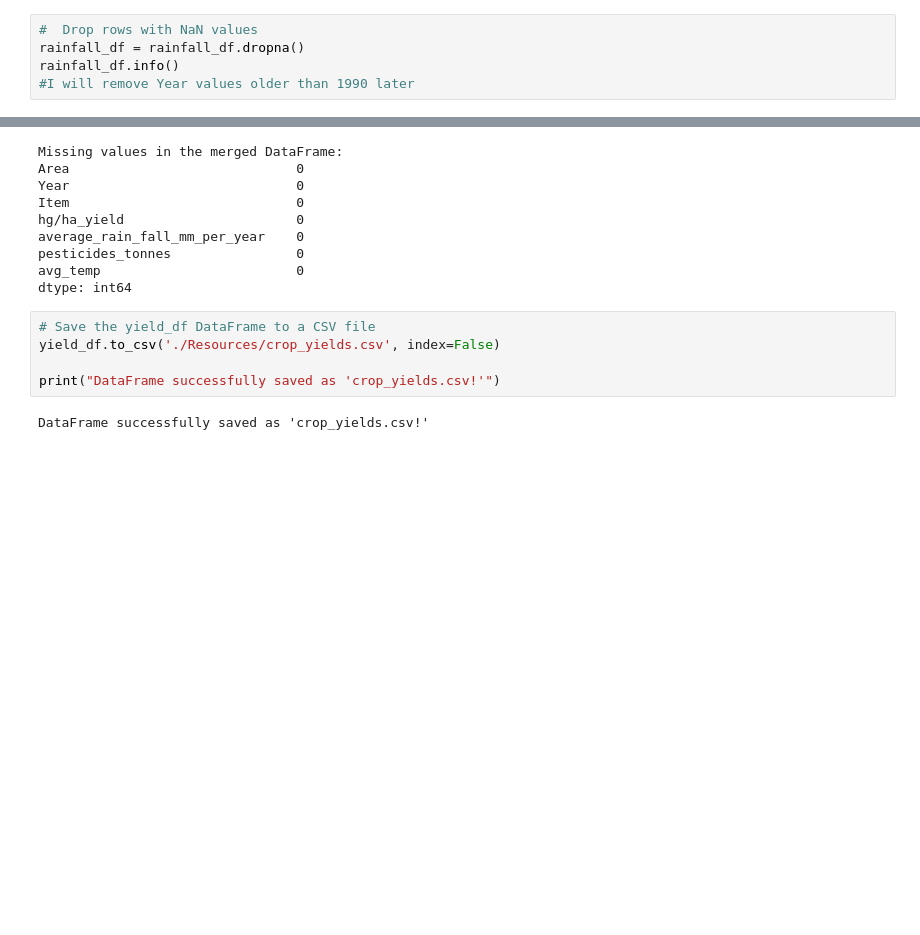
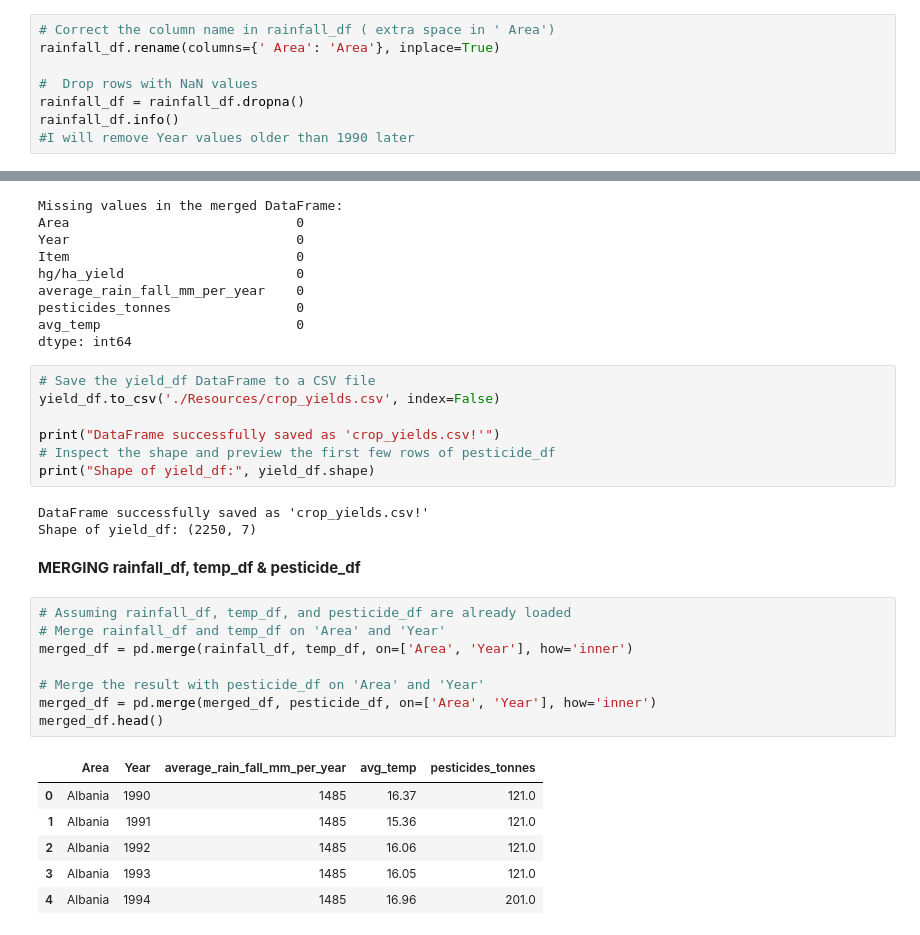
Before and after one commit to jwadamucci/Project3_Group1, a Jupyter notebook: crop_yields_Gurpreet.ipynb, the cells around one changed output, grey strips where cells are left out. Drawn from its saved outputs; the diff is of its cells as text; blank space fills up the shorter version.

Commit message:
Created  'crop_yields.csv' and 'environmental_factors.csv'

```diff
--- a/crop_yields_Gurpreet.ipynb
+++ b/crop_yields_Gurpreet.ipynb
@@ -128,6 +128,9 @@ memory usage: 157.8+ KB
 # %% [markdown]
 **FINAL CLEANED UP rainfall_df**
 # %%
+# Correct the column name in rainfall_df ( extra space in ' Area')
+rainfall_df.rename(columns={' Area': 'Area'}, inplace=True)
+
 #  Drop rows with NaN values
 rainfall_df = rainfall_df.dropna()
 rainfall_df.info()
@@ -277,5 +281,25 @@ dtype: int64
 yield_df.to_csv('./Resources/crop_yields.csv', index=False)
 
 print("DataFrame successfully saved as 'crop_yields.csv!'")
+# Inspect the shape and preview the first few rows of pesticide_df
+print("Shape of yield_df:", yield_df.shape)
 # %% [output]
 DataFrame successfully saved as 'crop_yields.csv!'
+Shape of yield_df: (2250, 7)
+# %% [markdown]
+**MERGING rainfall_df, temp_df & pesticide_df**
+# %%
+# Assuming rainfall_df, temp_df, and pesticide_df are already loaded
+# Merge rainfall_df and temp_df on 'Area' and 'Year'
+merged_df = pd.merge(rainfall_df, temp_df, on=['Area', 'Year'], how='inner')
+
+# Merge the result with pesticide_df on 'Area' and 'Year'
+merged_df = pd.merge(merged_df, pesticide_df, on=['Area', 'Year'], how='inner')
+merged_df.head()
+# %% [output]
+|  | Area | Year | average_rain_fall_mm_per_year | avg_temp | pesticides_tonnes |
+| 0 | Albania | 1990 | 1485 | 16.37 | 121.0 |
+| 1 | Albania | 1991 | 1485 | 15.36 | 121.0 |
+| 2 | Albania | 1992 | 1485 | 16.06 | 121.0 |
+| 3 | Albania | 1993 | 1485 | 16.05 | 121.0 |
+| 4 | Albania | 1994 | 1485 | 16.96 | 201.0 |
```
Also changed, not shown: parts of 3 cells of this notebook, 1 other file.
